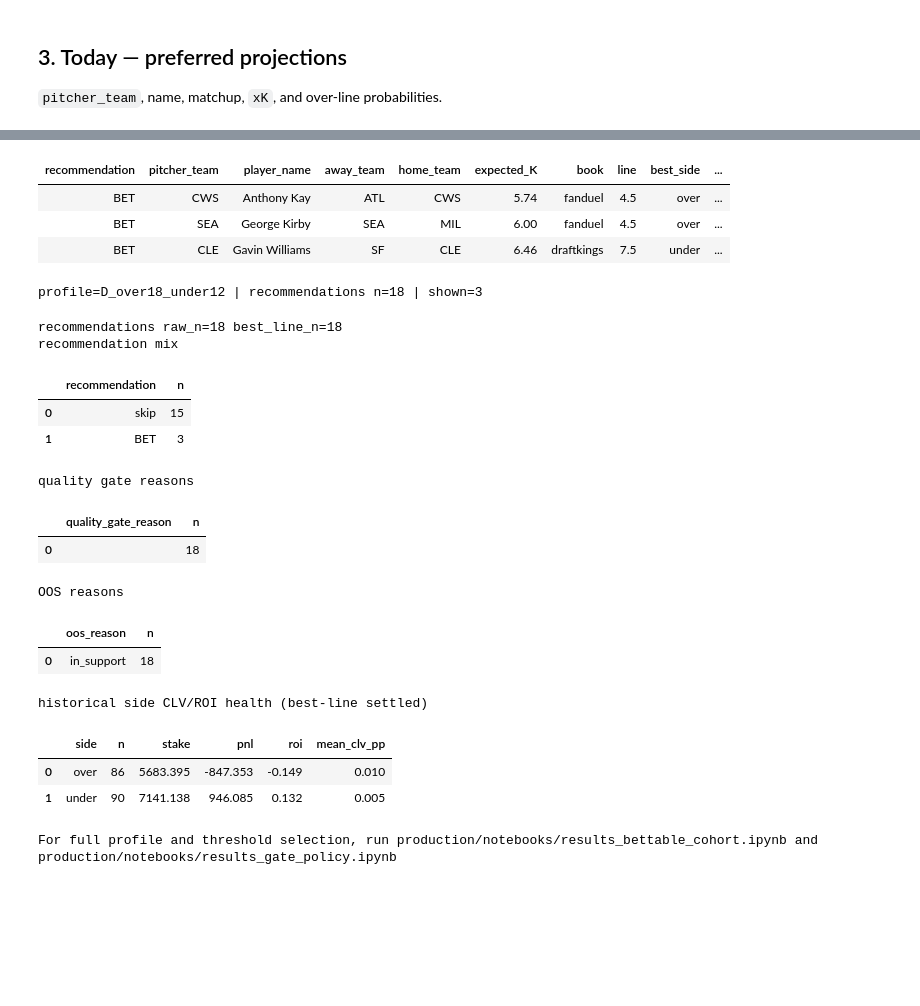
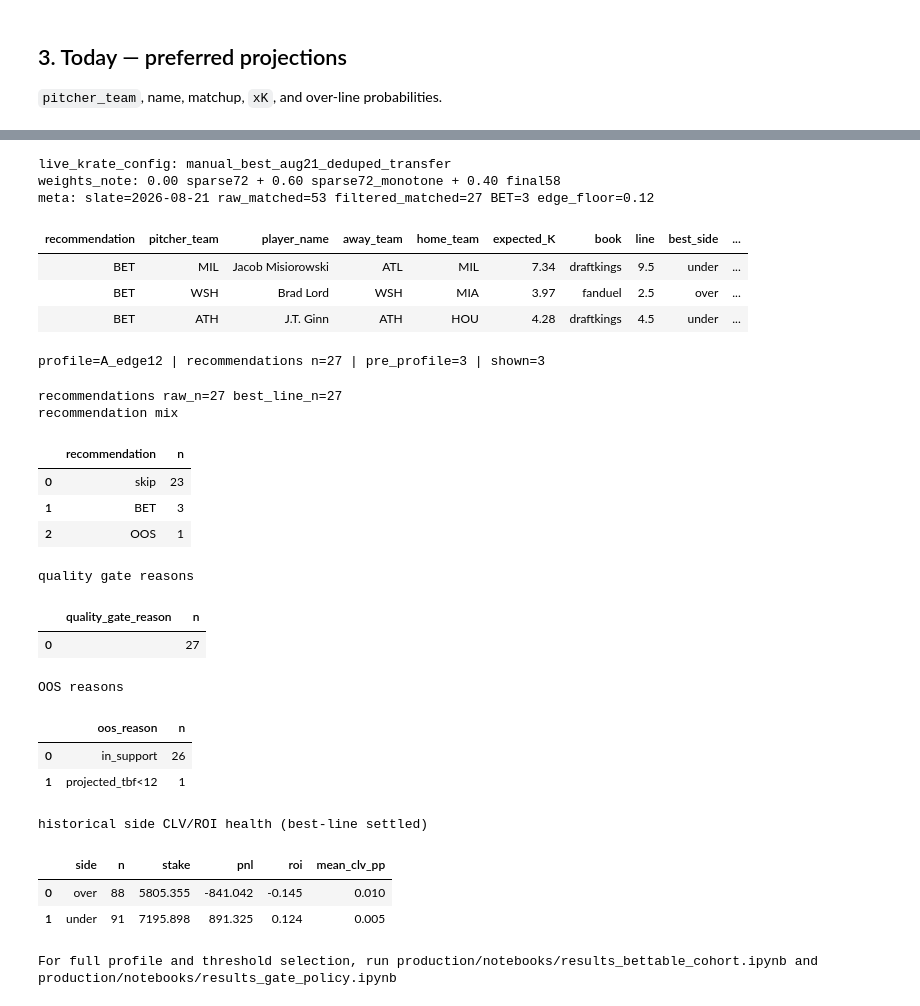
Before and after one commit to Cbkaplinger/MLB-Props, a Jupyter notebook: production/notebooks/daily_projections.ipynb, the cells around one changed output, grey strips where cells are left out. Cells and saved outputs as stored; diff of their text form; code cells hidden in the pictures; blank space fills up the shorter version.

```diff
--- a/production/notebooks/daily_projections.ipynb
+++ b/production/notebooks/daily_projections.ipynb
@@ -325,7 +328,10 @@ Shows **BET** rows (≥8%, in-support) by default.
 # %%
-SHOW_ALL_EDGES = False  # True → include skip / OOS
+SHOW_ALL_EDGES = False  # True -> include skip / OOS
 # Optional local override: set to profile name (A_edge12/B_edge14/C_over14_under12) or keep None for policy default.
 OPERATING_PROFILE_OVERRIDE: str | None = None
+
+REC_META_PATH = ROOT / "artifacts" / "odds_log" / "recommendations_meta.json"
+ENSEMBLE_CFG_PATH = ROOT / "production" / "ops" / "live_krate_ensemble.json"
 
 _policy = load_kpi_policy()
 _oper = _policy.get("operating_profile", {}) if isinstance(_policy, dict) else {}
@@ -365,7 +371,7 @@ def apply_operating_profile(df: pl.DataFrame, profile: str) -> pl.DataFrame:
 
 
 if not REC_PATH.exists():
-    print(f"Missing {REC_PATH}. Run: python production/odds/odds_board.py --unit 50")
+    print(f"Missing {REC_PATH}. Run: python production/odds/odds_board.py --unit 50 --roi-mode conservative")
 else:
     rec = pl.read_parquet(REC_PATH)
     if "game_date" in rec.columns:
@@ -377,7 +383,9 @@ else:
     else:
         edges = rec
 
+    before_profile_n = edges.height
     edges = apply_operating_profile(edges, OPERATING_PROFILE)
+    after_profile_n = edges.height
 
     edge_cols = [
         c
@@ -388,38 +396,51 @@ else:
             "away_team",
             "home_team",
             "expected_K",
             "book",
             "line",
             "best_side",
             "best_price",
             "edge",
             "units",
             "stake",
             "days_rest",
             "projected_tbf",
         )
         if c in edges.columns
     ]
     view = edges.select(edge_cols)
     if "edge" in view.columns:
         view = view.with_columns((pl.col("edge") * 100).round(1).alias("edge_pct")).drop("edge")
     if "expected_K" in view.columns:
         view = view.with_columns(pl.col("expected_K").round(2))
 
+    if REC_META_PATH.exists():
+        import json
+
+        meta = json.loads(REC_META_PATH.read_text(encoding="utf-8"))
+        print(
+            "meta:",
+            f"slate={meta.get('slate_date')} raw_matched={meta.get('n_matched_raw')} filtered_matched={meta.get('n_matched')} "
+            f"BET={meta.get('n_bet')} edge_floor={meta.get('edge_floor')}",
+        )
+
     if view.is_empty():
         print("No rows survive active operating filters for this slate.")
     else:
         show_scrollable(view, height=360)
 
     print(
-        f"profile={OPERATING_PROFILE} | recommendations n={rec.height} | shown={view.height if not view.is_empty() else 0}"
+        f"profile={OPERATING_PROFILE} | recommendations n={rec.height} | pre_profile={before_profile_n} | shown={after_profile_n}"
     )
 # %% [output]
+live_krate_config: manual_best_aug21_deduped_transfer
+weights_note: 0.00 sparse72 + 0.60 sparse72_monotone + 0.40 final58
+meta: slate=2026-08-21 raw_matched=53 filtered_matched=27 BET=3 edge_floor=0.12
 | recommendation | pitcher_team | player_name | away_team | home_team | expected_K | book | line | best_side | ... |
-| BET | CWS | Anthony Kay | ATL | CWS | 5.74 | fanduel | 4.5 | over | ... |
-| BET | SEA | George Kirby | SEA | MIL | 6.00 | fanduel | 4.5 | over | ... |
-| BET | CLE | Gavin Williams | SF | CLE | 6.46 | draftkings | 7.5 | under | ... |
+| BET | MIL | Jacob Misiorowski | ATL | MIL | 7.34 | draftkings | 9.5 | under | ... |
+| BET | WSH | Brad Lord | WSH | MIA | 3.97 | fanduel | 2.5 | over | ... |
+| BET | ATH | J.T. Ginn | ATH | HOU | 4.28 | draftkings | 4.5 | under | ... |
-profile=D_over18_under12 | recommendations n=18 | shown=3
+profile=A_edge12 | recommendations n=27 | pre_profile=3 | shown=3
 # %%
 # 4b. Quick diagnostics (use results_gate_policy for full threshold sweeps)
 if not REC_PATH.exists():
@@ -484,19 +505,21 @@ else:
 
     print("\nFor full profile and threshold selection, run production/notebooks/results_bettable_cohort.ipynb and production/notebooks/results_gate_policy.ipynb")
 # %% [output]
-recommendations raw_n=18 best_line_n=18
+recommendations raw_n=27 best_line_n=27
 recommendation mix
 |  | recommendation | n |
-| 0 | skip | 15 |
+| 0 | skip | 23 |
 | 1 | BET | 3 |
+| 2 | OOS | 1 |
 quality gate reasons
 |  | quality_gate_reason | n |
-| 0 |  | 18 |
+| 0 |  | 27 |
 OOS reasons
 |  | oos_reason | n |
-| 0 | in_support | 18 |
+| 0 | in_support | 26 |
+| 1 | projected_tbf<12 | 1 |
 historical side CLV/ROI health (best-line settled)
 |  | side | n | stake | pnl | roi | mean_clv_pp |
-| 0 | over | 86 | 5683.395 | -847.353 | -0.149 | 0.010 |
-| 1 | under | 90 | 7141.138 | 946.085 | 0.132 | 0.005 |
+| 0 | over | 88 | 5805.355 | -841.042 | -0.145 | 0.010 |
+| 1 | under | 91 | 7195.898 | 891.325 | 0.124 | 0.005 |
 For full profile and threshold selection, run production/notebooks/results_bettable_cohort.ipynb and production/notebooks/results_gate_policy.ipynb
```
Also changed, not shown: parts of 5 cells of this notebook, 10 other files.
